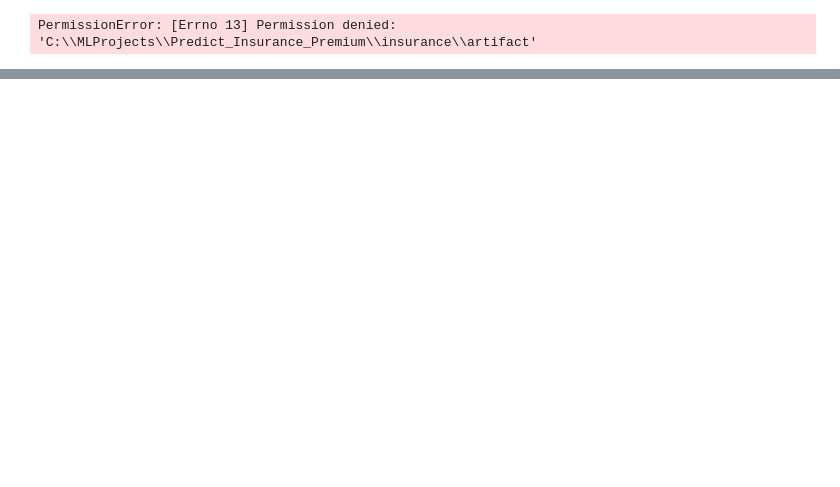
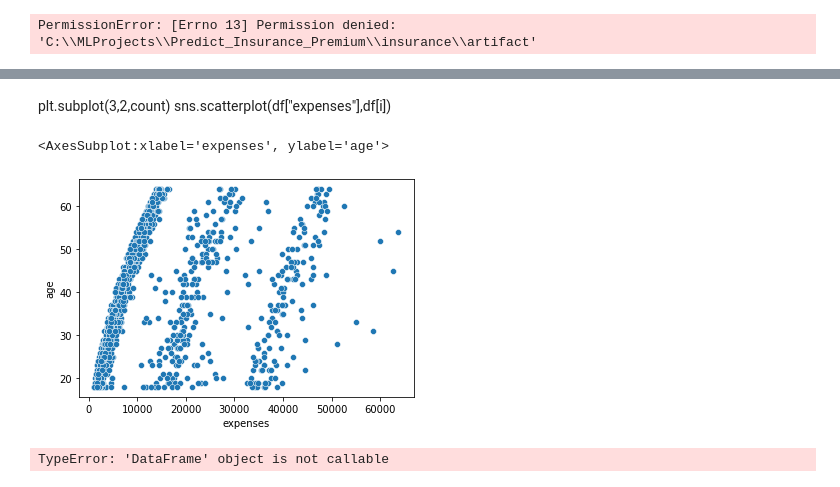
Before and after one commit to Abhikudale/Predict_Insurance_Premium, a Jupyter notebook: notebook/exampleTest.ipynb, the cells around one changed output, grey strips where cells are left out. Cells and saved outputs as stored; diff of their text form; code cells hidden in the pictures; blank space fills up the shorter version.

```diff
--- a/notebook/exampleTest.ipynb
+++ b/notebook/exampleTest.ipynb
@@ -11,0 +52,12 @@ FileNotFoundError: [WinError 3] The system cannot find the path specified: 'C:\\
+# %% [markdown]
+plt.subplot(3,2,count)
+sns.scatterplot(df["expenses"],df[i])
+# %%
+sns.scatterplot(df["expenses"],df["age"])
+# %% [output]
+<AxesSubplot:xlabel='expenses', ylabel='age'>
+[figure, added]
+# %%
+len(df[(df['age']<20) & (df['age']>20)])
+# %% [output]
+TypeError: 'DataFrame' object is not callable
```
Also changed, not shown: parts of 8 cells of this notebook, 4 other files.
